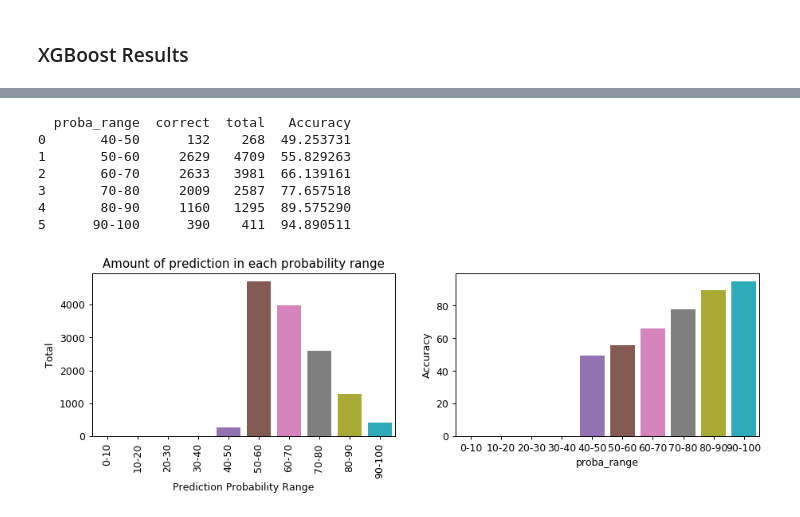
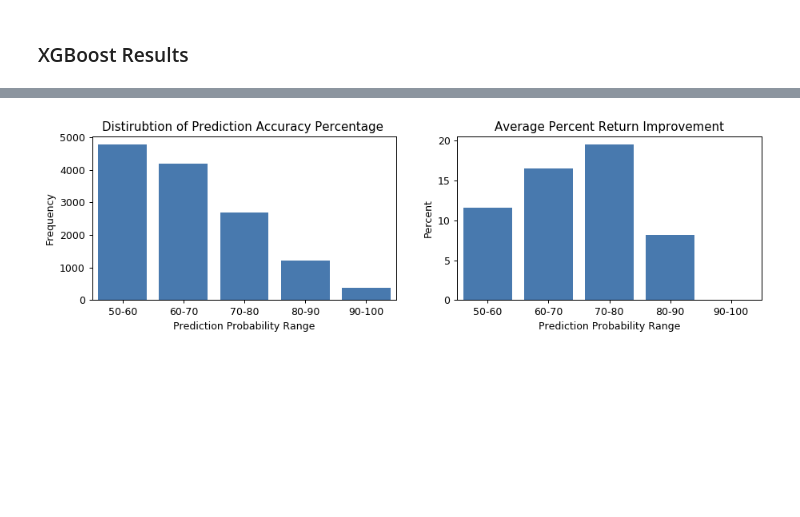
Before and after one commit to ZhuLeon/Loan-Default-Prediction, a Jupyter notebook: src/main.ipynb, the cells around one changed output, grey strips where cells are left out. Cells and saved outputs as stored; diff of their text form; code cells hidden in the pictures; blank space fills up the shorter version.

```diff
--- a/src/main.ipynb
+++ b/src/main.ipynb
@@ -661,5 +663,10 @@ x = dataset.loc[:, dataset.columns != 'loan_status']
 # X = dataset.drop(columns=['loan_status'])
 x_train, x_test, y_train, y_test = train_test_split(x, y, test_size=0.3, random_state=0,
                                                     stratify=dataset['loan_status'])
+
+x_train.drop('total_pymnt', axis=1, inplace=True)
+test_pymnts = x_test.loc[:, x_test.columns == 'total_pymnt']
+x_test.drop('total_pymnt', axis=1, inplace=True)
+
 # x_train = x_train.reset_index()
 # y_train = y_train.reset_index()
@@ -790,6 +1043,8 @@ else:
         oob_error_list[i] = 1 - rf_dict[n_trees[i]].oob_score_
 
     plt.plot(n_trees, oob_error_list, 'bo', n_trees, oob_error_list, 'k')
+    plt.xlabel('Number of Trees')
+    plt.ylabel('Out of Bag Error')
     model_rf = rf_dict[500]
 
     # calculate permutation feature importance
@@ -799,6 +1054,7 @@ else:
     fig, ax1 = plt.subplots(figsize=(12, 8))
     ax1.boxplot(result.importances[perm_sorted_idx].T, vert=False,
                 labels=x_train.columns[perm_sorted_idx])
+    ax1.set_xlabel('Feature Importance')
     fig.tight_layout()
     plt.show()
 # %% [output]
@@ -868,7 +1137,7 @@ else:
 # %%
 model_rf_adasyn_path = Path('../data/model_rf_adasyn.joblib')
 if os.path.exists(model_rf_adasyn_path):
-    model_rf_adasyn = load_model(model_rf_adasyn_path)
+    model_rf_adasyn = load(model_rf_adasyn_path)
 else:
     x_train_rf_as, y_train_as = ADASYN(random_state=1).fit_sample(x_train_rf, y_train.values.ravel())
     model_rf_adasyn = RandomForestClassifier(n_estimators=500,
@@ -1329,15 +1781,15 @@ weighted avg       0.69      0.68      0.69     13251
 # %%
 # Random Forest Model
-output_rf = model_rf_smote.predict_proba(x_test_rf)
-output_rf2 = model_rf_smote.predict(x_test_rf)
+output_rf = model_rf.predict_proba(x_test_rf)
+output_rf2 = model_rf.predict(x_test_rf)
 
 # Neural Network Model
-output_nn = model_nn_smote.predict(x_test_nn)
-output_nn2 = model_nn_smote.predict_classes(x_test_nn)
+output_nn = model_nn_adasyn.predict(x_test_nn)
+output_nn2 = model_nn_adasyn.predict_classes(x_test_nn)
 
 # XGBoost Model
 output_xgb = model_xgb.predict_proba(x_test_xgb)
-output_xgb2 = y_pred_xgb
+output_xgb2 = model_xgb.predict(x_test_xgb)
 
 # Ensemble output
 # Avg
@@ -1442,36 +1988,53 @@ plt.show()
 # %%
 accu_metrics = pd.DataFrame(p_output.copy())
 accu_metrics['Actual'] = y_test2.to_numpy()
 accu_metrics['category'] = accu_metrics[['Fully Paid', 'Default']].max(axis=1)
 accu_metrics['category'] = accu_metrics['category'].str.rstrip('%').astype('float')
-accu_metrics['proba_range'] = pd.cut(accu_metrics['category'], [0, 10, 20, 30, 40, 50, 60, 70, 80, 90, 100],
+temp = pd.DataFrame(x_test['loan_amnt'])
+temp = temp.join(test_pymnts)
+temp.reset_index(inplace=True, drop=True)
+accu_metrics = accu_metrics.join(temp)
+accu_metrics['PL'] = ((accu_metrics['total_pymnt'] - accu_metrics['loan_amnt']) / abs(accu_metrics['loan_amnt'])) * 100
+accu_metrics['proba_range'] = pd.cut(accu_metrics['category'], [0, 10, 20, 30, 40, 50, 60, 70, 80, 90, 100], right=False,
                            labels=['0-10', '10-20', '20-30', '30-40', '40-50', '50-60',
                                    '60-70', '70-80', '80-90', '90-100'], include_lowest=True)
 accu_metrics['correct'] = 0
 accu_metrics.loc[accu_metrics['Prediction'] == accu_metrics['Actual'], 'correct'] = 1
 accu_metric = pd.DataFrame(accu_metrics.groupby('proba_range')['correct'].sum())
 accu_metric['total'] = accu_metrics.groupby(['proba_range']).count()['correct']
 accu_metric['Accuracy'] = accu_metric['correct'] / accu_metric['total'] * 100
 accu_metric.dropna(inplace=True)
 accu_metric.reset_index(inplace=True)
-print(accu_metric)
+
+returns_orgi = pd.DataFrame(accu_metrics.groupby('proba_range')['PL'].sum())
+returns_orgi['rows'] = accu_metrics.groupby(['proba_range']).count()['correct']
+returns_orgi['Avg_pct_return'] = returns_orgi['PL'] / returns_orgi['rows']
+returns_new = accu_metrics.loc[accu_metrics['Prediction']=='Fully Paid']
+returns_new = pd.DataFrame(returns_new.groupby('proba_range')['PL'].sum())
+returns_new['rows'] = accu_metrics.groupby(['proba_range']).count()['correct']
+returns_new['Avg_pct_return'] = returns_new['PL'] / returns_new['rows']
+returns_chart = pd.DataFrame()
+returns_chart['avg_improvement'] = returns_new['Avg_pct_return'] - returns_orgi['Avg_pct_return']
+returns_chart.dropna(inplace=True)
+returns_chart.reset_index(inplace=True)
+
+# This is for get rid of the groupby no data issue
+accu_metric.to_csv('../data/fuck.csv', index=False)
+accu_metric = pd.read_csv(Path('../data/fuck.csv'), header=0)
+returns_chart.to_csv('../data/fuck2.csv')
+returns_chart = pd.read_csv(Path('../data/fuck2.csv'), header=0)
+
 f, (ax1, ax2) = plt.subplots(nrows=1, ncols=2, figsize=(12, 3), dpi=90)
-sns.barplot(x='proba_range', y='total', data=accu_metric, ax=ax1)
+sns.barplot(x='proba_range', y='total', data=accu_metric, color=sns.xkcd_rgb['windows blue'], ax=ax1)
 ax1.set_xlabel('Prediction Probability Range')
-ax1.set_ylabel('Total')
-ax1.set_title('Amount of prediction in each probability range')
-sns.barplot(x='proba_range', y="Accuracy", data=accu_metric, ax=ax2)
-ax1.set_xticklabels(ax1.get_xticklabels(), rotation=90)
+ax1.set_ylabel('Frequency')
+ax1.set_title('Distirubtion of Prediction Accuracy Percentage ')
+# ax1.set_xticklabels(ax1.get_xticklabels(), rotation=90)
+sns.barplot(x='proba_range', y="avg_improvement", data=returns_chart, color=sns.xkcd_rgb['windows blue'], ax=ax2)
+ax2.set_xlabel('Prediction Probability Range')
+ax2.set_ylabel('Percent')
+ax2.set_title('Average Percent Return Improvement')
+# ax2.set_xticklabels(ax2.get_xticklabels(), rotation=90)
 plt.show()
-# g = sns.barplot(x="proba_range", y="Accuracy", data=accu_metric)
-# g.set_xticklabels(g.get_xticklabels(), rotation=90)
-# plt.show(g)
 # %% [output]
-  proba_range  correct  total   Accuracy
-0       40-50      132    268  49.253731
-1       50-60     2629   4709  55.829263
-2       60-70     2633   3981  66.139161
-3       70-80     2009   2587  77.657518
-4       80-90     1160   1295  89.575290
-5      90-100      390    411  94.890511
-[figure, old version]
+[figure, new version]
```
Also changed, not shown: parts of 89 cells of this notebook, 2 other files.
